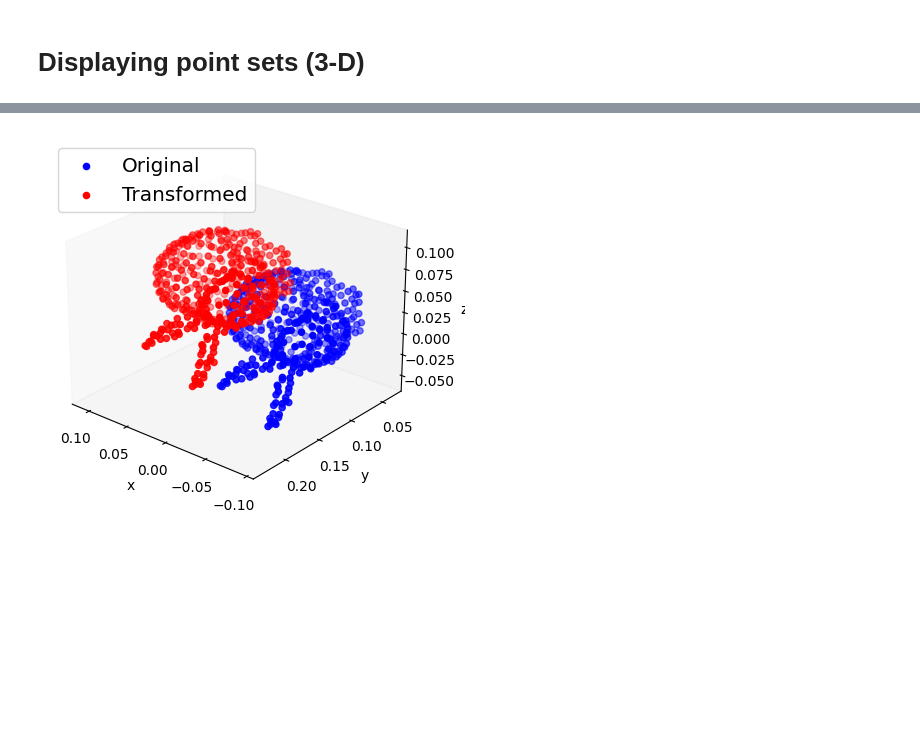
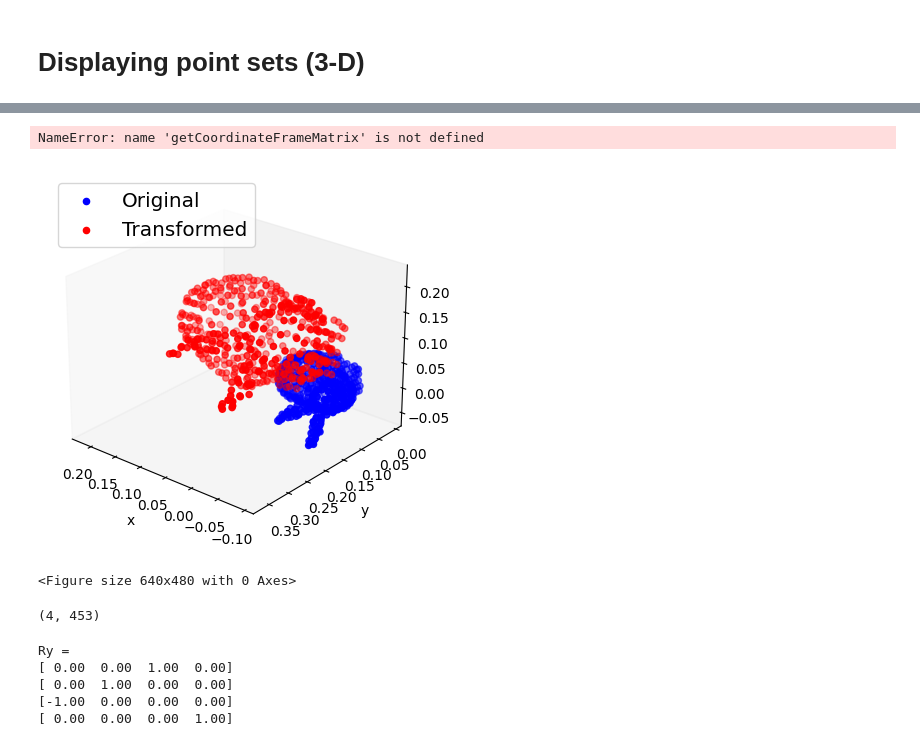
Before and after one commit to eraldoribeiro/jupyter-automation-gh-actions, a Jupyter notebook: display_pointsets3D.ipynb, the cells around one changed output, grey strips where cells are left out. Saved outputs shown, nothing was run; the diff lists cells and outputs as text; code cells hidden in the pictures; blank space fills up the shorter version.

```diff
--- a/display_pointsets3D.ipynb
+++ b/display_pointsets3D.ipynb
@@ -37,0 +173,4 @@ def visualize3D(X, Y, ax):
+# %%
+# Transpose matrix so points are columnsin the data matrix
+Xt = 100 * X.transpose()
+Xt.shape
@@ -37,0 +230,4 @@ def visualize3D(X, Y, ax):
+# %%
+# Convert points to Homogeneous coords before transforming them
+Xh = cartesian2homogeneous(Xt)
+Xh.shape
@@ -37,0 +236,4 @@ def visualize3D(X, Y, ax):
+# %%
+# Apply transformation
+Yh = (T @ R @ S) @ Xh
+Yh.shape
@@ -37,0 +242,4 @@ def visualize3D(X, Y, ax):
+# %%
+# Convert points back to Cartesian coords before plotting
+Yt = homogeneous2cartesian(Yh)
+Yt.shape
@@ -38,9 +259,68 @@ def visualize3D(X, Y, ax):
 # %%
 %matplotlib inline
 fig = plt.figure()
 ax = fig.add_subplot(111, projection='3d')
-visualize3D(X, Y, ax=ax)
+visualize3D(Xt, Yt, ax=ax)
 ax.view_init(25, 130, 0)
+
+R_00 = rotation_matrix(0, axis_name = None)   # Rotation matrix
+t_00  = np.array([[0],[0],[0]])               # Frame's origin (w.r.t. previous frame), i.e. translation vector
+
+# Matrix of Frame 1 w.r.t. Frame 0 (i.e., the world frame)
+T_00 = getCoordinateFrameMatrix(R_00, t_00)
+
+cam2world = T_00
+
+
+plt.figure(1)
+
+plot_transform(ax=ax, A2B=cam2world)
+
+#ax.set_xlim(-1, 1)
+#ax.set_ylim(-1, 1)
+#ax.set_zlim(-1, 1)
+
+
+
+
 plt.show()
 # %% [output]
+NameError: name 'getCoordinateFrameMatrix' is not defined
-[figure, old version]
+[figure, new version]
+# %%
+R_00 = rotation_matrix(0, axis_name = None)   # Rotation matrix
+t_00  = np.array([[0],[0],[0]])               # Frame's origin (w.r.t. previous frame), i.e. translation vector
+
+# Matrix of Frame 1 w.r.t. Frame 0 (i.e., the world frame)
+T_00 = getCoordinateFrameMatrix(R_00, t_00)
+
+cam2world = T_00
+
+#fig = plt.figure()
+#ax = fig.add_subplot(111, projection='3d')
+
+plt.figure(1)
+
+plot_transform(ax=ax, A2B=cam2world)
+
+plt.draw()
+plt.show()
+# %% [output]
+<Figure size 640x480 with 0 Axes>
+# %%
+# Convert points to Homogeneous coords before transforming them
+Xh = cartesian2homogeneous(Xt)
+Xh.shape
+# %% [output]
+(4, 453)
+# %%
+# Get rotation matrix
+Ry = RotationAboutY(np.pi/2)
+print('Ry = ')
+print(matrix(Ry))
+# %% [output]
+Ry =
+[ 0.00  0.00  1.00  0.00]
+[ 0.00  1.00  0.00  0.00]
+[-1.00  0.00  0.00  0.00]
+[ 0.00  0.00  0.00  1.00]
```
Also changed, not shown: parts of 30 cells of this notebook, 2 other files.
